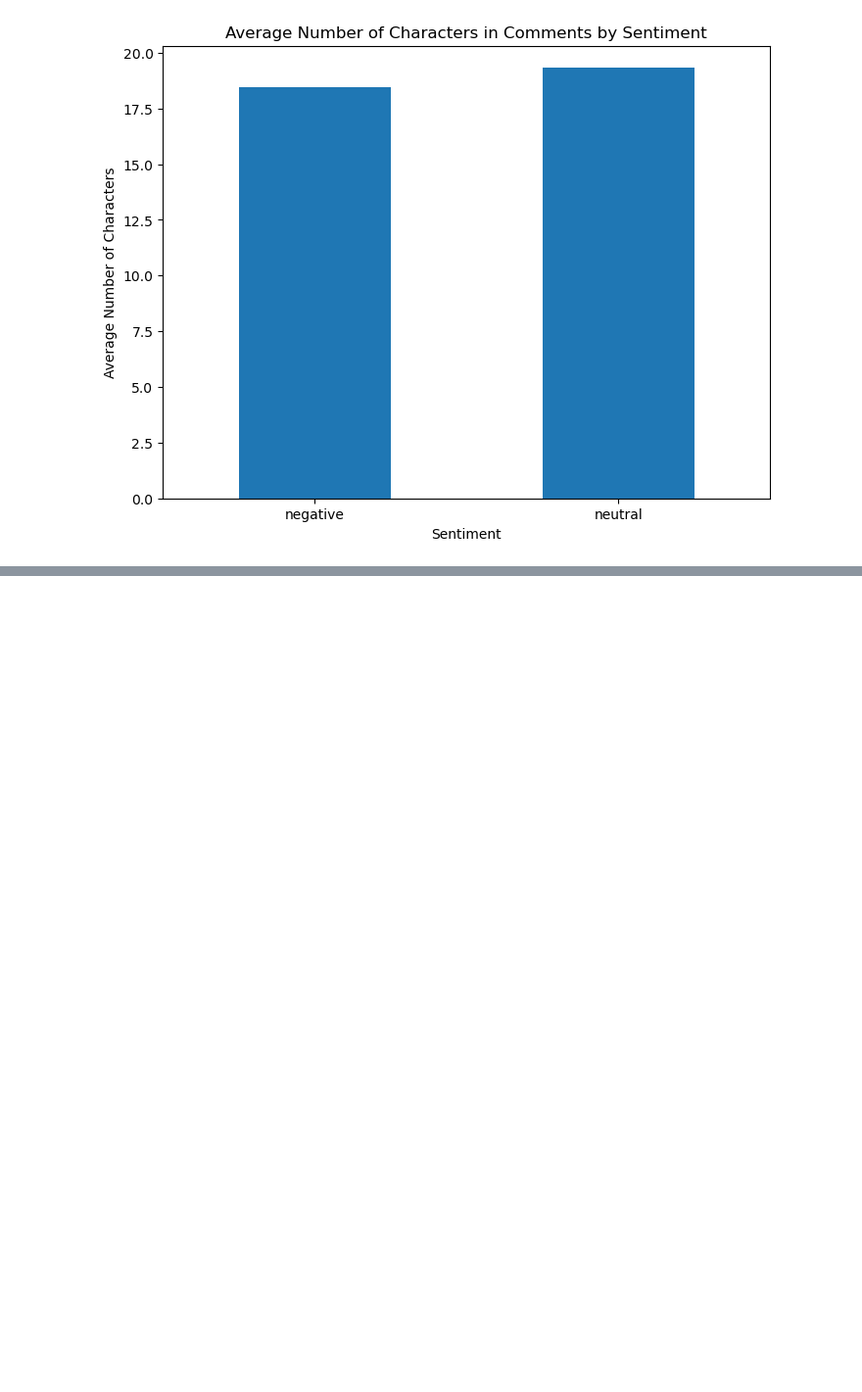
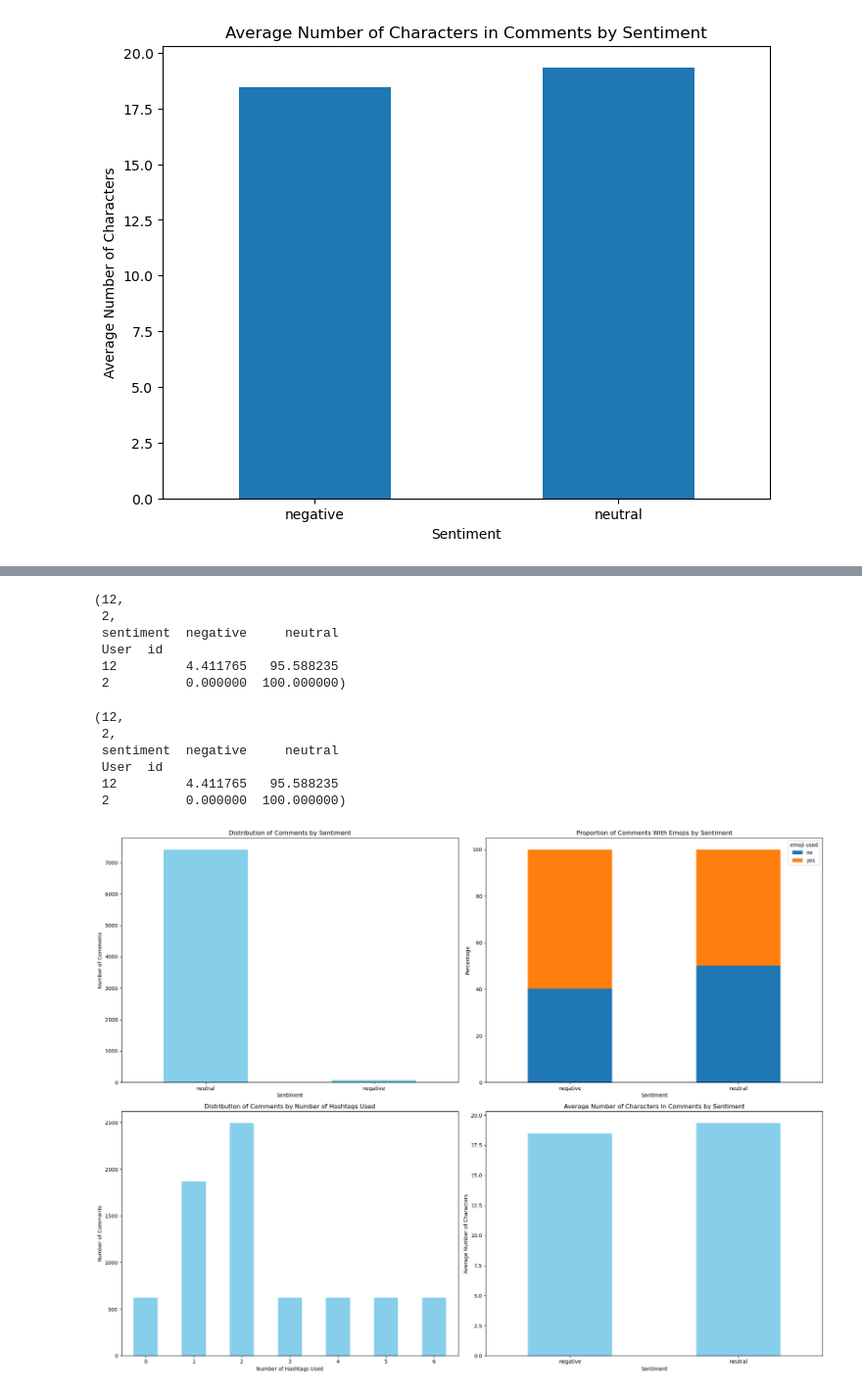
Before and after one commit to raj-rajat/User-Behavior-on-Instagram-, a Jupyter notebook: user-behavior-on-instagram.ipynb, the cells around one changed output, grey strips where cells are left out. Shown at 98% size. Saved outputs shown, nothing was run; the diff lists cells and outputs as text; code cells hidden in the pictures; blank space fills up the shorter version.

Commit message:
Kaggle Notebook | User Behavior on Instagram📱🤳🙎‍♂️ | Version 2

```diff
--- a/user-behavior-on-instagram.ipynb
+++ b/user-behavior-on-instagram.ipynb
@@ -313,0 +372,78 @@ plt.show()
+# %%
+# For each user, calculate the distribution of their comments by sentiment
+user_sentiment_distribution = df_comments.groupby('User  id')['sentiment'].value_counts(normalize=True).unstack().fillna(0)
+
+# Convert to percentages
+user_sentiment_distribution = user_sentiment_distribution * 100
+
+# Identify the users who have the highest proportions of negative and neutral comments
+user_with_most_negative_comments = user_sentiment_distribution['negative'].idxmax()
+user_with_most_neutral_comments = user_sentiment_distribution['neutral'].idxmax()
+
+user_with_most_negative_comments, user_with_most_neutral_comments, user_sentiment_distribution.loc[[user_with_most_negative_comments, user_with_most_neutral_comments]]
+# %% [output]
+(12,
+ 2,
+ sentiment  negative     neutral
+ User  id
+ 12         4.411765   95.588235
+ 2          0.000000  100.000000)
+# %%
+# For each user, calculate the distribution of their comments by sentiment
+user_sentiment_distribution = df_comments.groupby('User  id')['sentiment'].value_counts(normalize=True).unstack().fillna(0)
+
+# Convert to percentages
+user_sentiment_distribution = user_sentiment_distribution * 100
+
+# Identify the users who have the highest proportions of negative and neutral comments
+user_with_most_negative_comments = user_sentiment_distribution['negative'].idxmax()
+user_with_most_neutral_comments = user_sentiment_distribution['neutral'].idxmax()
+
+user_with_most_negative_comments, user_with_most_neutral_comments, user_sentiment_distribution.loc[[user_with_most_negative_comments, user_with_most_neutral_comments]]
+# %% [output]
+(12,
+ 2,
+ sentiment  negative     neutral
+ User  id
+ 12         4.411765   95.588235
+ 2          0.000000  100.000000)
+# %%
+# Recalculate necessary variables for the final visualization
+sentiment_counts = df_comments['sentiment'].value_counts()
+emoji_sentiment_proportions = df_comments.groupby('sentiment')['emoji used'].value_counts(normalize=True).unstack().fillna(0) * 100
+
+# Create the final visualization
+fig, axs = plt.subplots(2, 2, figsize=(20, 15))
+
+# Distribution of comments by sentiment
+sentiment_counts.plot(kind='bar', ax=axs[0, 0], color='skyblue')
+axs[0, 0].set_title('Distribution of Comments by Sentiment')
+axs[0, 0].set_xlabel('Sentiment')
+axs[0, 0].set_ylabel('Number of Comments')
+axs[0, 0].set_xticklabels(axs[0, 0].get_xticklabels(), rotation=0)
+
+# Proportion of comments with emojis by sentiment
+emoji_sentiment_proportions.plot(kind='bar', stacked=True, ax=axs[0, 1])
+axs[0, 1].set_title('Proportion of Comments With Emojis by Sentiment')
+axs[0, 1].set_xlabel('Sentiment')
+axs[0, 1].set_ylabel('Percentage')
+axs[0, 1].set_xticklabels(axs[0, 1].get_xticklabels(), rotation=0)
+
+# Distribution of comments by the number of hashtags used
+hashtag_usage_counts.plot(kind='bar', ax=axs[1, 0], color='skyblue')
+axs[1, 0].set_title('Distribution of Comments by Number of Hashtags Used')
+axs[1, 0].set_xlabel('Number of Hashtags Used')
+axs[1, 0].set_ylabel('Number of Comments')
+axs[1, 0].set_xticklabels(axs[1, 0].get_xticklabels(), rotation=0)
+
+# Average number of characters in comments by sentiment
+average_lengths['char_count'].plot(kind='bar', ax=axs[1, 1], color='skyblue')
+axs[1, 1].set_title('Average Number of Characters in Comments by Sentiment')
+axs[1, 1].set_xlabel('Sentiment')
+axs[1, 1].set_ylabel('Average Number of Characters')
+axs[1, 1].set_xticklabels(axs[1, 1].get_xticklabels(), rotation=0)
+
+plt.tight_layout()
+plt.show()
+# %% [output]
+[figure, added]
```
Also changed, not shown: parts of 16 cells of this notebook.
